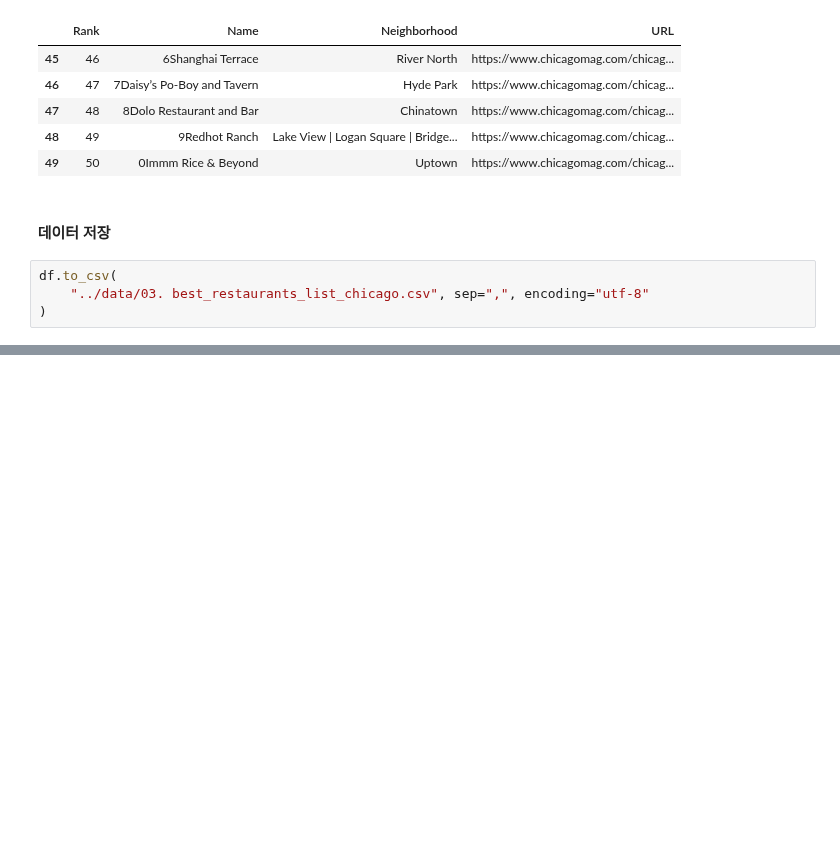
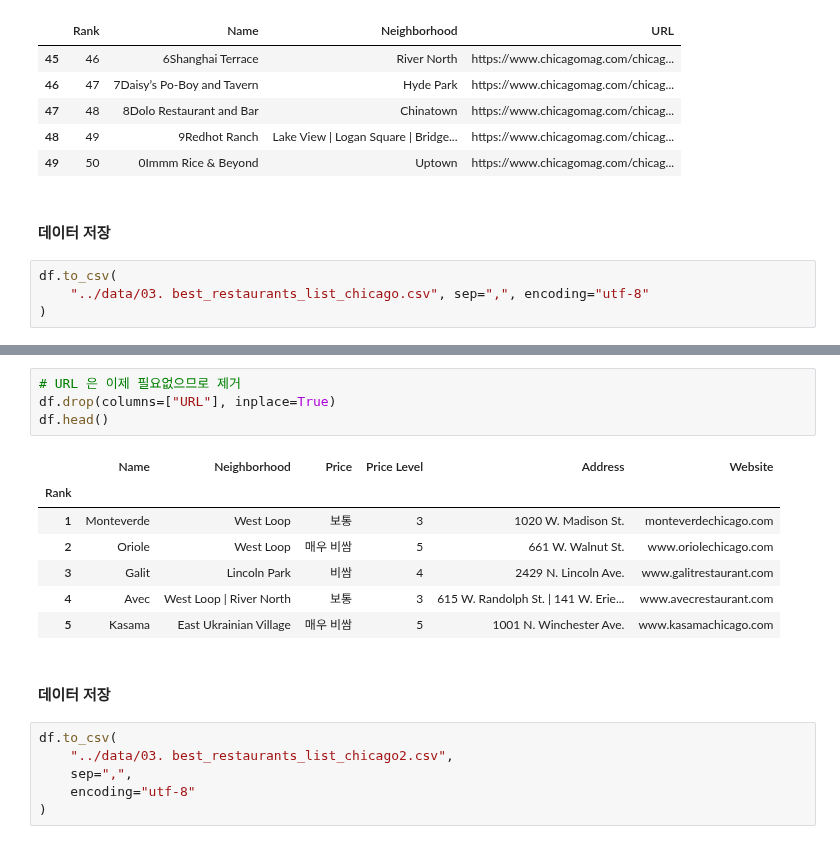
Before and after one commit to solpinetree/ds_study, a Jupyter notebook: source_code/03.Web Data.ipynb, the cells around one changed output, grey strips where cells are left out. Cells and saved outputs as stored; diff of their text form; blank space fills up the shorter version.

```diff
--- a/source_code/03.Web Data.ipynb
+++ b/source_code/03.Web Data.ipynb
@@ -720,0 +854,20 @@ df.to_csv(
+# %%
+# URL 은 이제 필요없으므로 제거
+df.drop(columns=["URL"], inplace=True)
+df.head()
+# %% [output]
+|  | Name | Neighborhood | Price | Price Level | Address | Website |
+| Rank |  |  |  |  |  |  |
+| 1 | Monteverde | West Loop | 보통 | 3 | 1020 W. Madison St. | monteverdechicago.com |
+| 2 | Oriole | West Loop | 매우 비쌈 | 5 | 661 W. Walnut St. | www.oriolechicago.com |
+| 3 | Galit | Lincoln Park | 비쌈 | 4 | 2429 N. Lincoln Ave. | www.galitrestaurant.com |
+| 4 | Avec | West Loop | River North | 보통 | 3 | 615 W. Randolph St. | 141 W. Erie... | www.avecrestaurant.com |
+| 5 | Kasama | East Ukrainian Village | 매우 비쌈 | 5 | 1001 N. Winchester Ave. | www.kasamachicago.com |
+# %% [markdown]
+#### 데이터 저장
+# %%
+df.to_csv(
+    "../data/03. best_restaurants_list_chicago2.csv",
+    sep=",",
+    encoding="utf-8"
+)
```
Also changed, not shown: parts of 32 cells of this notebook, 2 other files.
